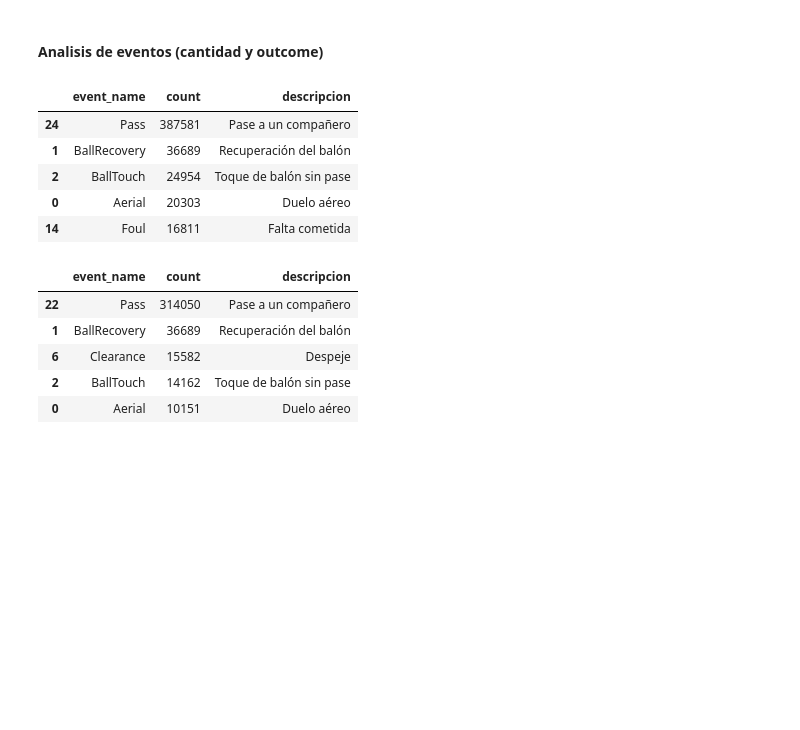
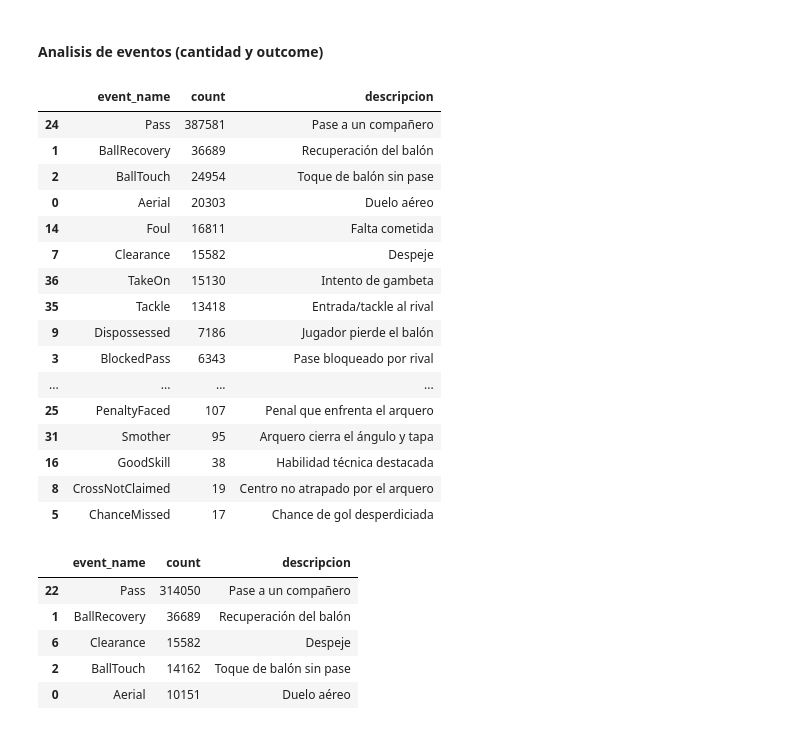
Before and after one commit to BGilardon/Player-Chemistry---Optimizaci-n-de-Vectores-Latentes-y-M-tricas-de-Impacto-Conjunto, a Jupyter notebook: AnalisisExp.ipynb, the cells around one changed output. Saved outputs shown, nothing was run; the diff lists cells and outputs as text; code cells hidden in the pictures; blank space fills up the shorter version.

```diff
--- a/AnalisisExp.ipynb
+++ b/AnalisisExp.ipynb
@@ -285,14 +287,25 @@ def eventos_por_tipo(df):
     return resultado
 # %%
 Eventos_PL_23_24 = eventos_por_tipo(PremierLeague_23_24)
-Eventos_PL_23_24.head()
+Eventos_PL_23_24
 # %% [output]
 |  | event_name | count | descripcion |
 | 24 | Pass | 387581 | Pase a un compañero |
 | 1 | BallRecovery | 36689 | Recuperación del balón |
 | 2 | BallTouch | 24954 | Toque de balón sin pase |
 | 0 | Aerial | 20303 | Duelo aéreo |
 | 14 | Foul | 16811 | Falta cometida |
+| 7 | Clearance | 15582 | Despeje |
+| 36 | TakeOn | 15130 | Intento de gambeta |
+| 35 | Tackle | 13418 | Entrada/tackle al rival |
+| 9 | Dispossessed | 7186 | Jugador pierde el balón |
+| 3 | BlockedPass | 6343 | Pase bloqueado por rival |
+| ... | ... | ... | ... |
+| 25 | PenaltyFaced | 107 | Penal que enfrenta el arquero |
+| 31 | Smother | 95 | Arquero cierra el ángulo y tapa |
+| 16 | GoodSkill | 38 | Habilidad técnica destacada |
+| 8 | CrossNotClaimed | 19 | Centro no atrapado por el arquero |
+| 5 | ChanceMissed | 17 | Chance de gol desperdiciada |
 # %%
 eventos_por_tipo(PremierLeague_23_24[PremierLeague_23_24["outcome_type"] == "Successful"]).head()
 # %% [output]
```
Also changed, not shown: parts of 18 cells of this notebook, 2 other files.
